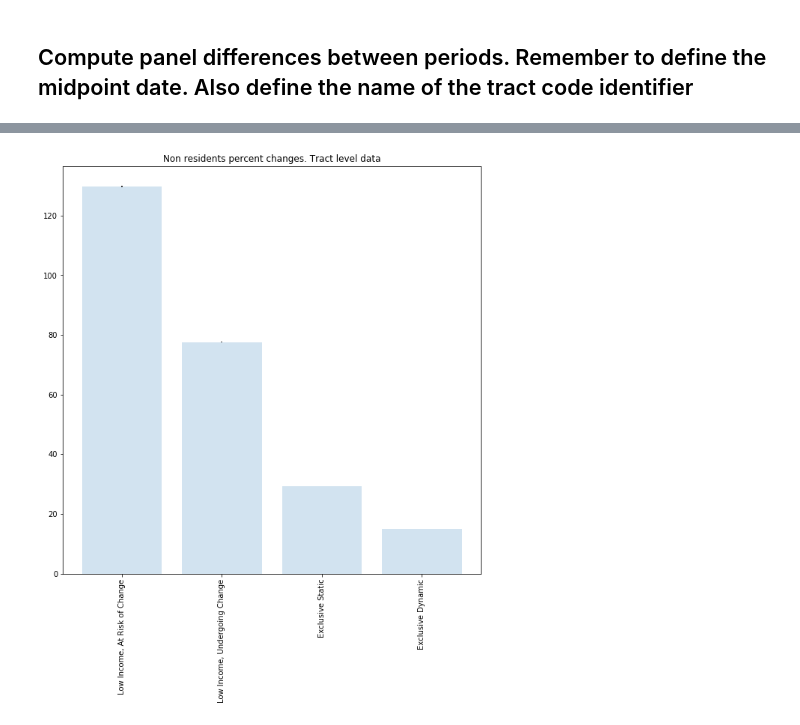
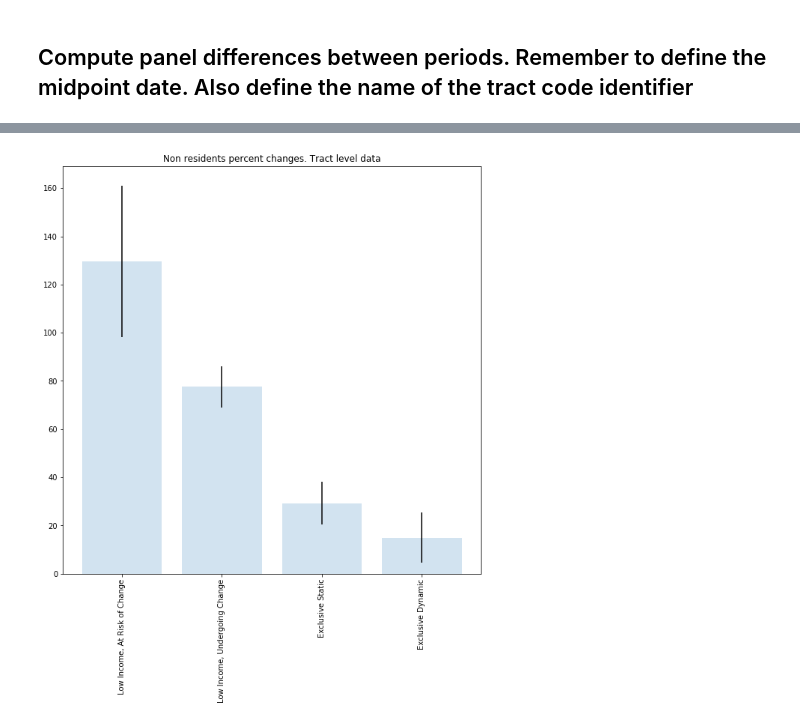
Before and after one commit to rpasquini/twitter_and_displacement, a Jupyter notebook: notebooks/Complete Analysis Example Counts by Typologies .ipynb, the cells around one changed output, grey strips where cells are left out. Drawn from its saved outputs; the diff is of its cells as text; code cells hidden in the pictures.

```diff
--- a/notebooks/Complete Analysis Example Counts by Typologies .ipynb
+++ b/notebooks/Complete Analysis Example Counts by Typologies .ipynb
@@ -396,18 +396,18 @@ df_tract_level_changesb
 # %%
 
 def newbarchart(df,title='insert title'):
     df=df.sort_values(by=('nonresidents_ch','mean'), ascending=False)
 
     df=df.loc[df.TYPE!='NON_POP']
     df=df.loc[df.TYPE!='NON POP']
     df=df.loc[df.TYPE!='OTHER']
 
     # notice I am multiplying by 100 because I did not do previously
     fig, ax = plt.subplots()
-    ax.bar(df['TYPE'], df['nonresidents_ch','mean']*100, yerr=1.96*df['nonresidents_ch','sem'], alpha=0.2)
+    ax.bar(df['TYPE'], df['nonresidents_ch','mean']*100, yerr=1.96*df['nonresidents_ch','sem']*100, alpha=0.2)
     plt.title(title)
     plt.xticks(rotation=90)
     plt.show()
 newbarchart(df_tract_level_changesb,title='Non residents percent changes. Tract level data')
 # %% [output]
-[figure, old version]
+[figure, new version]
```
